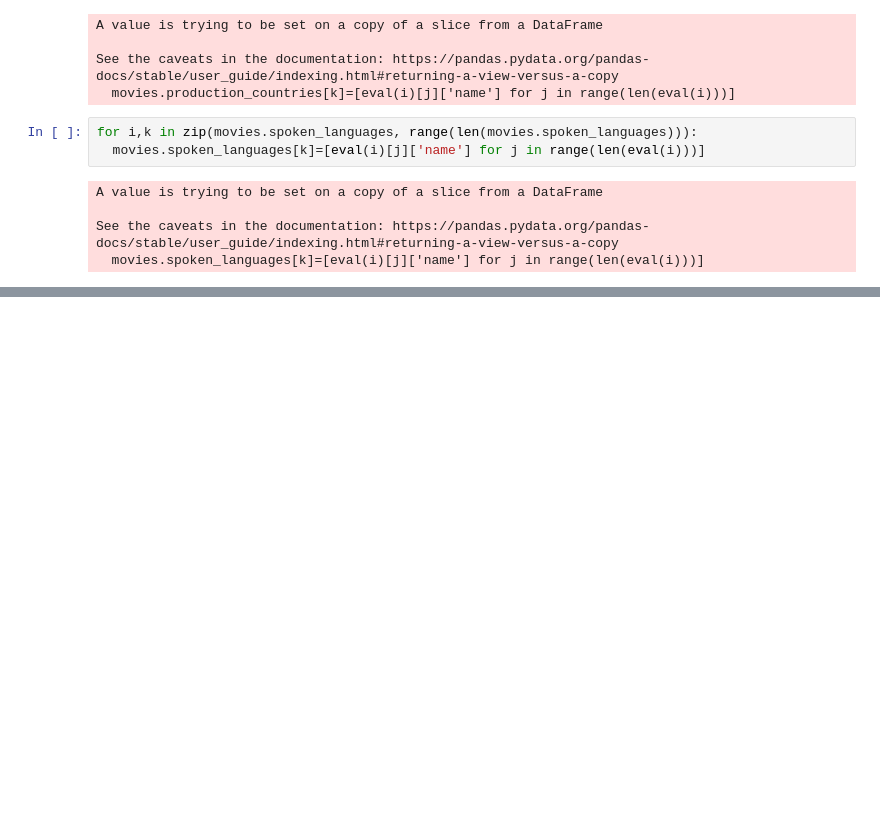
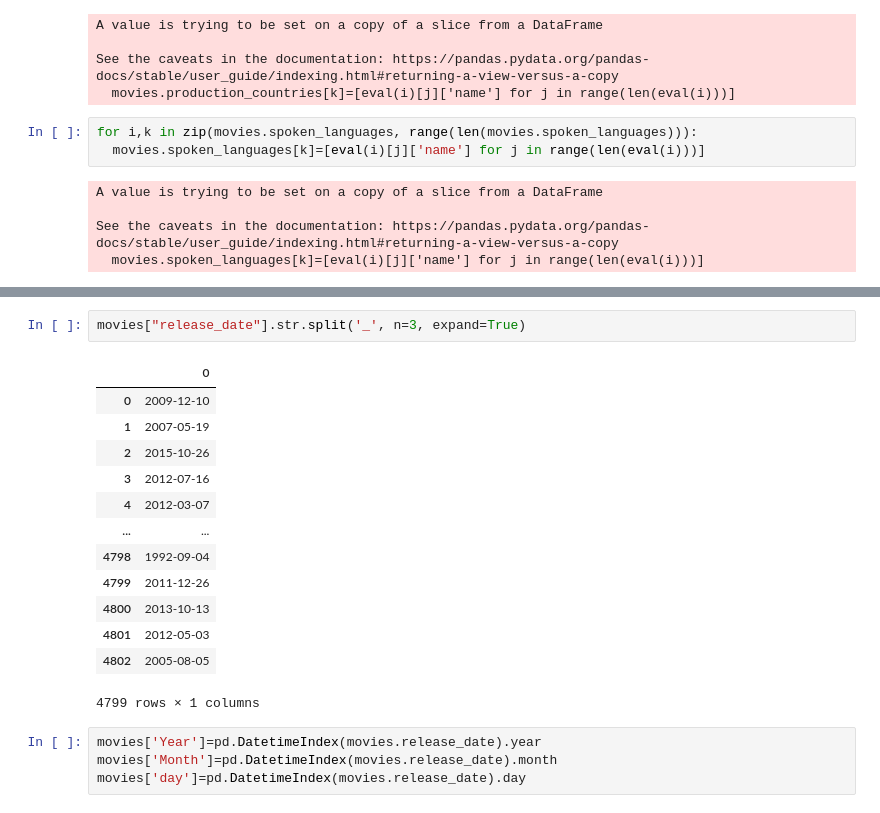
Before and after one commit to sujataprasad01/ML-K-Nearest-Neighbor-Movie-Ratings-Recommendation, a Jupyter notebook: K_Nearest_Neighbor_(Movie_Ratings_&_Recommendation).ipynb, the cells around one changed output, grey strips where cells are left out. Cells and saved outputs as stored; diff of their text form; blank space fills up the shorter version.

```diff
--- a/K_Nearest_Neighbor_(Movie_Ratings_&_Recommendation).ipynb
+++ b/K_Nearest_Neighbor_(Movie_Ratings_&_Recommendation).ipynb
@@ -329,0 +442,20 @@ movies.head()
+# %%
+movies["release_date"].str.split('_', n=3, expand=True)
+# %% [output]
+|  | 0 |
+| 0 | 2009-12-10 |
+| 1 | 2007-05-19 |
+| 2 | 2015-10-26 |
+| 3 | 2012-07-16 |
+| 4 | 2012-03-07 |
+| ... | ... |
+| 4798 | 1992-09-04 |
+| 4799 | 2011-12-26 |
+| 4800 | 2013-10-13 |
+| 4801 | 2012-05-03 |
+| 4802 | 2005-08-05 |
+4799 rows × 1 columns
+# %%
+movies['Year']=pd.DatetimeIndex(movies.release_date).year
+movies['Month']=pd.DatetimeIndex(movies.release_date).month
+movies['day']=pd.DatetimeIndex(movies.release_date).day
```
Also changed, not shown: parts of 14 cells of this notebook.
